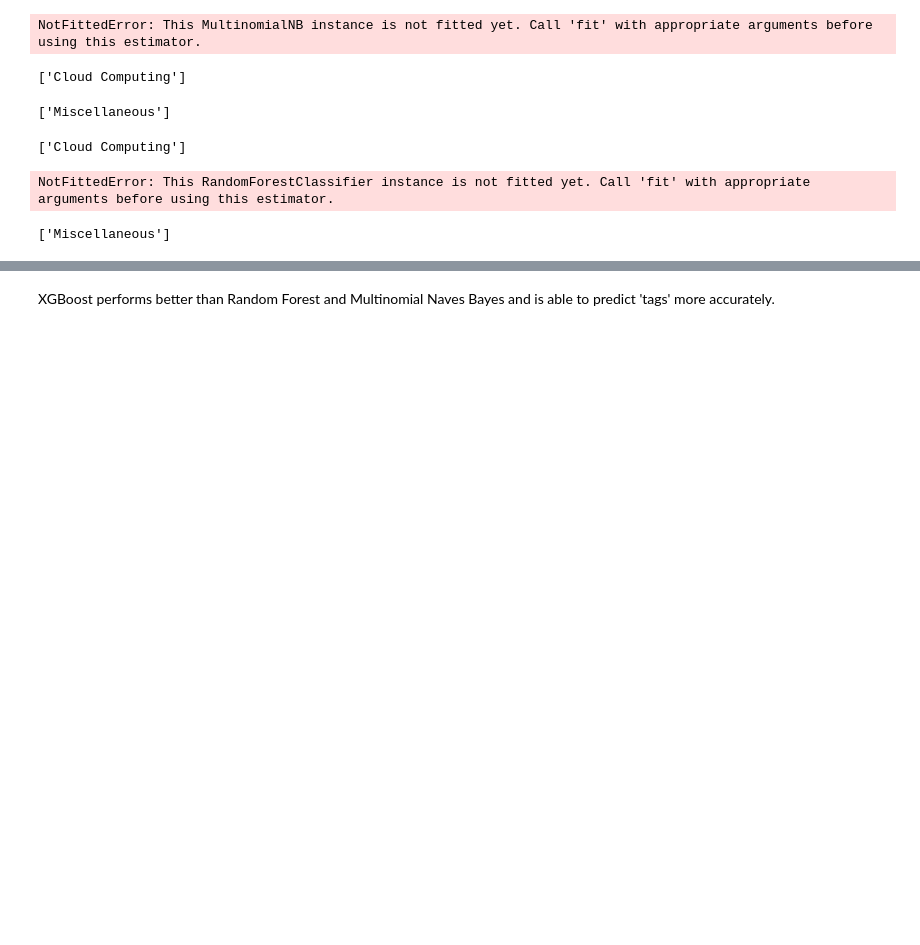
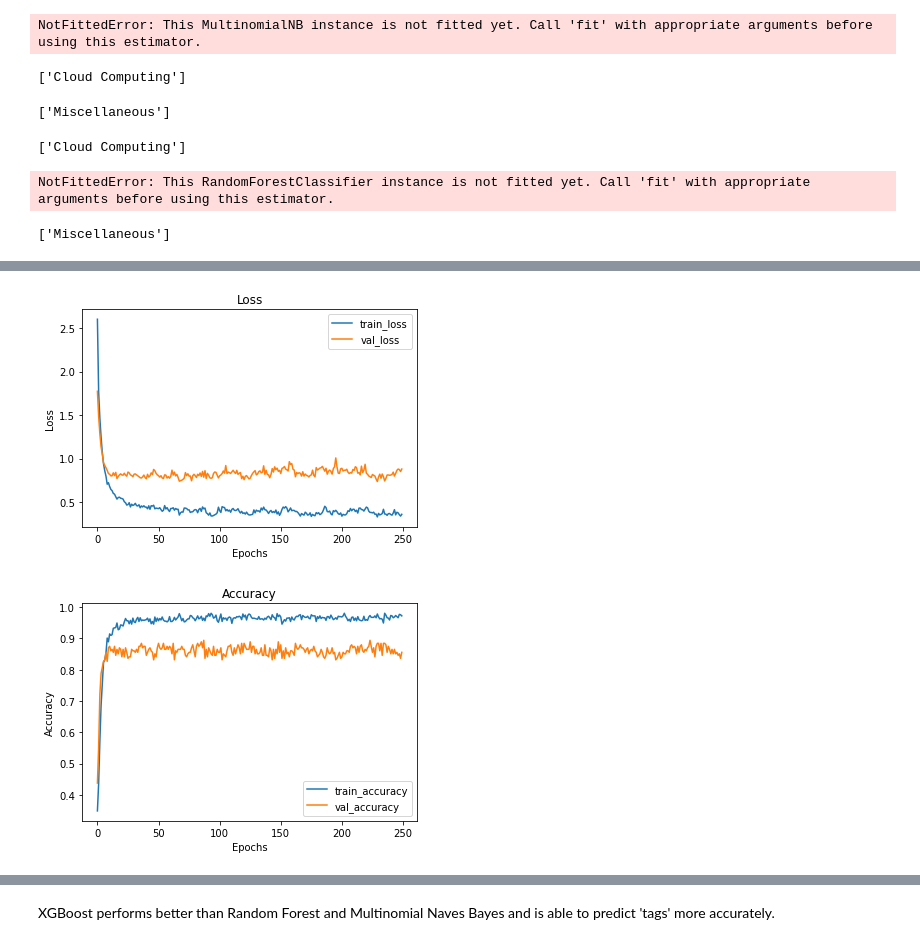
Before and after one commit to FREDRICKKYEKI/Moringa-AI-Chatbot, a Jupyter notebook: chunk_Dennis/Final Modeling.ipynb, the cells around one changed output, grey strips where cells are left out. Saved outputs shown, nothing was run; the diff lists cells and outputs as text; code cells hidden in the pictures; blank space fills up the shorter version.

```diff
--- a/chunk_Dennis/Final Modeling.ipynb
+++ b/chunk_Dennis/Final Modeling.ipynb
@@ -797,0 +1167,22 @@ print(pred)
+# %%
+from keras.optimizers import Adam
+
+# Create a Sequential model
+model_2_reg_opt = Sequential()
+
+# input layer
+model_2_reg_opt.add(Dense(128, input_dim=input_dim, activation='relu', kernel_regularizer=regularizers.l2(0.01)))
+
+# hidden layers
+model_2_reg_opt.add(Dropout(0.5))
+model_2_reg_opt.add(Dense(64, activation='relu'))
+model_2_reg_opt.add(Dropout(0.5))
+
+# Output layer
+model_2_reg_opt.add(Dense(len(classes), activation='softmax'))
+
+# Compile the model with the custom optimizer
+model_2_reg_opt.compile(loss='categorical_crossentropy', optimizer='adam', metrics=['accuracy'])
+
+# Train the model with regularization and the custom learning rate
+model_2_reg_results_opt = model_2_reg_opt.fit(QnA_trainX, QnA_trainY, epochs=250, batch_size=10, verbose=1, validation_split=0.2)
@@ -797,0 +1207,5 @@ print(pred)
+# %%
+visualize_training_results(model_2_reg_results_opt)
+# %% [output]
+[figure, added]
+[figure, added]
```
Also changed, not shown: parts of 48 cells of this notebook, 4 other files.
